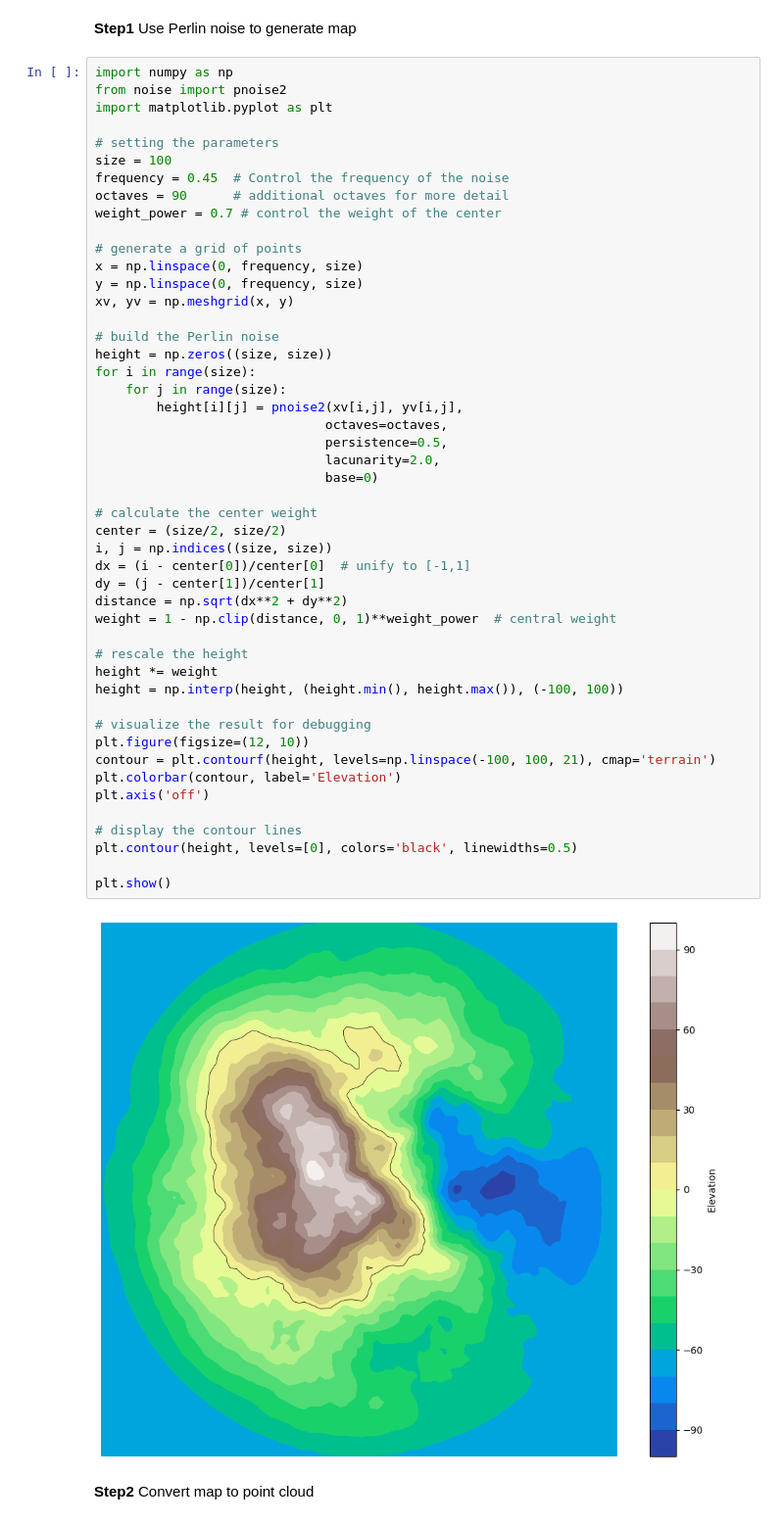
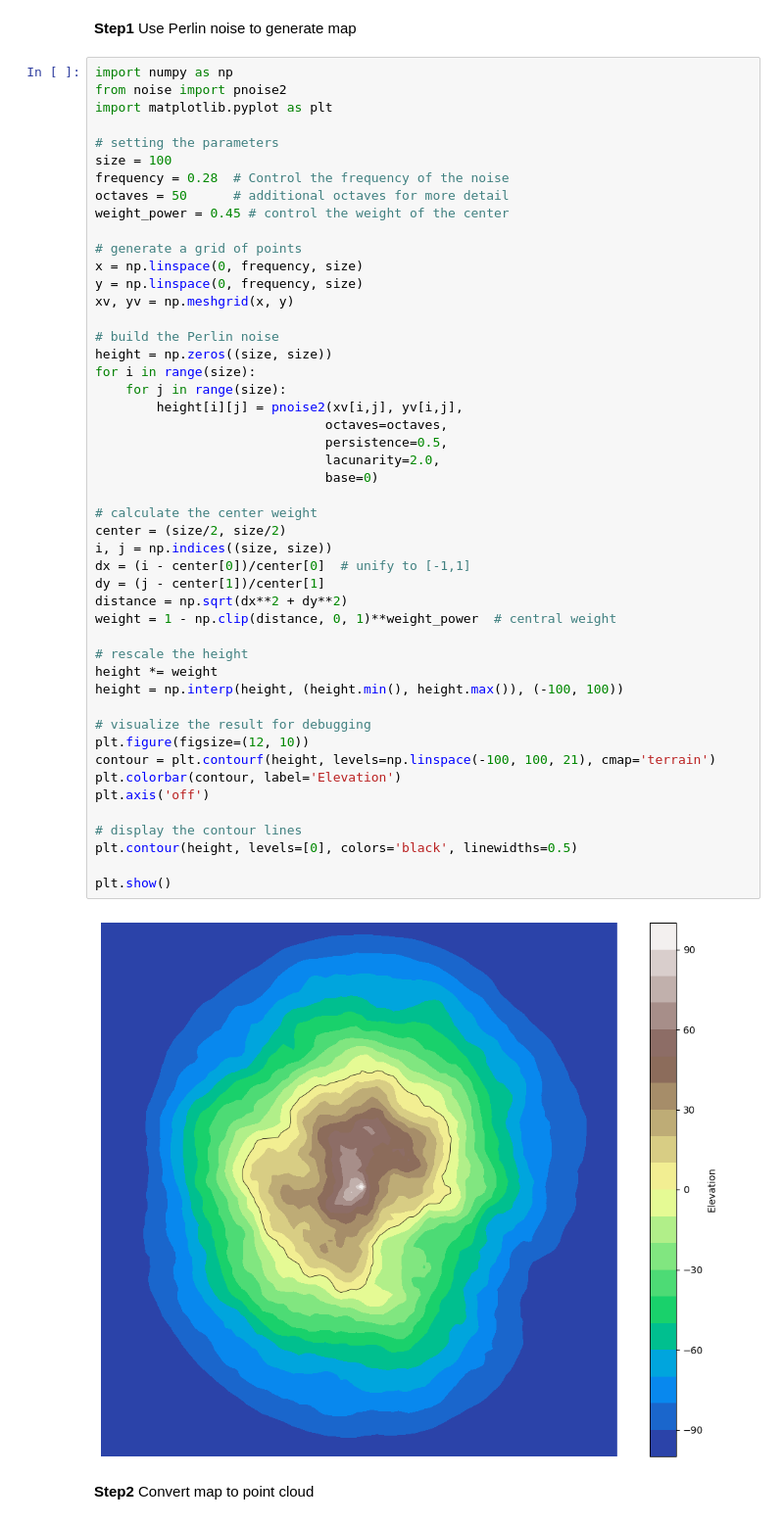
Before and after one commit to Bill092738/AI-CareerGuide, a Jupyter notebook: src/dataPointsAllocator.ipynb, the cells around one changed output. Shown at 98% size. Cells and saved outputs as stored; diff of their text form.

```diff
--- a/src/dataPointsAllocator.ipynb
+++ b/src/dataPointsAllocator.ipynb
@@ -7,9 +7,9 @@ import matplotlib.pyplot as plt
 
 # setting the parameters
 size = 100
-frequency = 0.45  # Control the frequency of the noise
-octaves = 90      # additional octaves for more detail
-weight_power = 0.7 # control the weight of the center
+frequency = 0.28  # Control the frequency of the noise
+octaves = 50      # additional octaves for more detail
+weight_power = 0.45 # control the weight of the center
 
 # generate a grid of points
 x = np.linspace(0, frequency, size)
@@ -22,34 +22,34 @@ for i in range(size):
     for j in range(size):
         height[i][j] = pnoise2(xv[i,j], yv[i,j],
                               octaves=octaves,
                               persistence=0.5,
                               lacunarity=2.0,
                               base=0)
 
 # calculate the center weight
 center = (size/2, size/2)
 i, j = np.indices((size, size))
 dx = (i - center[0])/center[0]  # unify to [-1,1]
 dy = (j - center[1])/center[1]
 distance = np.sqrt(dx**2 + dy**2)
 weight = 1 - np.clip(distance, 0, 1)**weight_power  # central weight
 
 # rescale the height
 height *= weight
 height = np.interp(height, (height.min(), height.max()), (-100, 100))
 
 # visualize the result for debugging
 plt.figure(figsize=(12, 10))
 contour = plt.contourf(height, levels=np.linspace(-100, 100, 21), cmap='terrain')
 plt.colorbar(contour, label='Elevation')
 plt.axis('off')
 
 # display the contour lines
 plt.contour(height, levels=[0], colors='black', linewidths=0.5)
 
 plt.show()
 # %% [output]
-[figure, old version]
+[figure, new version]
 # %% [markdown]
 **Step2** Convert map to point cloud
 # %%
```
Also changed, not shown: parts of 2 cells of this notebook, 7 other files.
